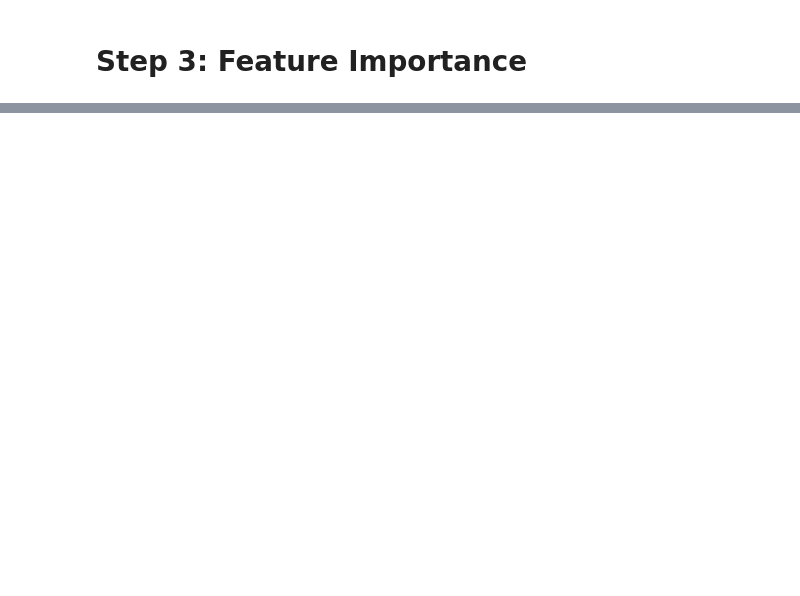
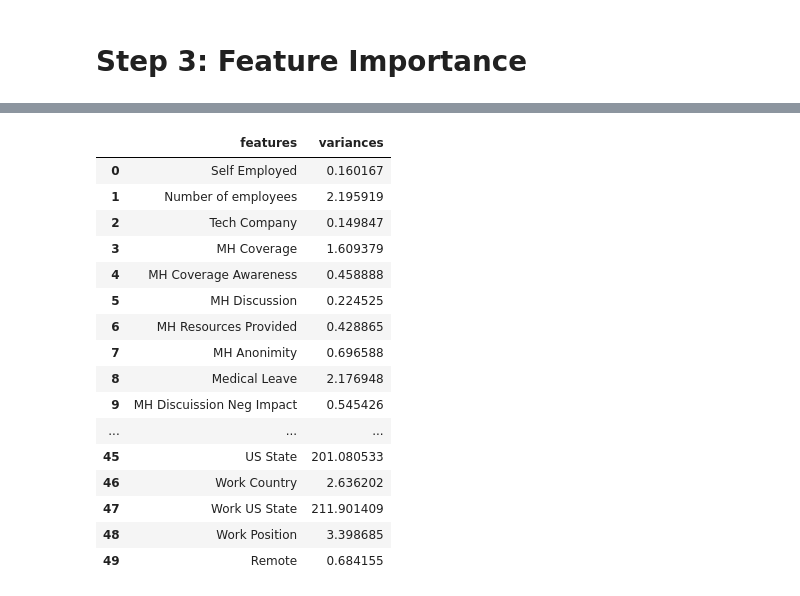
Before and after one commit to gulomovazukhrakhon/kaggle, a Jupyter notebook: mental-health-in-tech.ipynb, the cells around one changed output, grey strips where cells are left out. Drawn from its saved outputs; the diff is of its cells as text; code cells hidden in the pictures; blank space fills up the shorter version.

Commit message:
Kaggle Notebook | mental-health-in-tech | Version 25

```diff
--- a/mental-health-in-tech.ipynb
+++ b/mental-health-in-tech.ipynb
@@ -1178,2 +1160,7 @@ Silhouette Avg: 0.06085148856838975
 # %% [markdown]
 # Step 3: Feature Importance
+# %%
+selector_ = VarianceThreshold(threshold=0.6)
+s_var = selector_.fit(labeled_df)
+cols = s_var.get_support()
+labeled_df.iloc[:, cols].columns
@@ -1179,0 +1178,25 @@ Silhouette Avg: 0.06085148856838975
+# %%
+pd.DataFrame(
+    {
+        "features": scaled_df.columns,
+        "variances": selector_.variances_
+    }
+)
+# %% [output]
+|  | features | variances |
+| 0 | Self Employed | 0.160167 |
+| 1 | Number of employees | 2.195919 |
+| 2 | Tech Company | 0.149847 |
+| 3 | MH Coverage | 1.609379 |
+| 4 | MH Coverage Awareness | 0.458888 |
+| 5 | MH Discussion | 0.224525 |
+| 6 | MH Resources Provided | 0.428865 |
+| 7 | MH Anonimity | 0.696588 |
+| 8 | Medical Leave | 2.176948 |
+| 9 | MH Discuission Neg Impact | 0.545426 |
+| ... | ... | ... |
+| 45 | US State | 201.080533 |
+| 46 | Work Country | 2.636202 |
+| 47 | Work US State | 211.901409 |
+| 48 | Work Position | 3.398685 |
+| 49 | Remote | 0.684155 |
```
Also changed, not shown: parts of 7 cells of this notebook.
